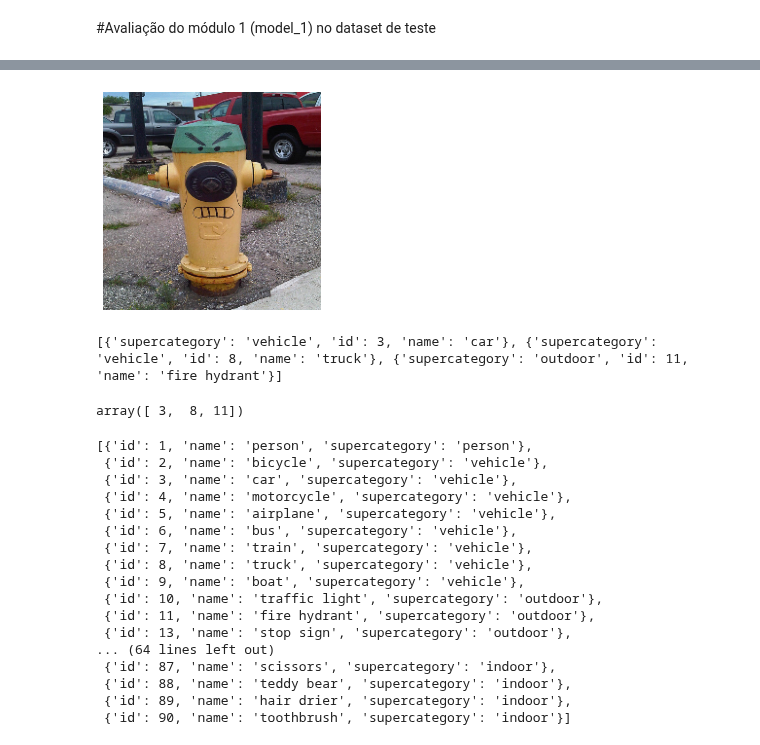
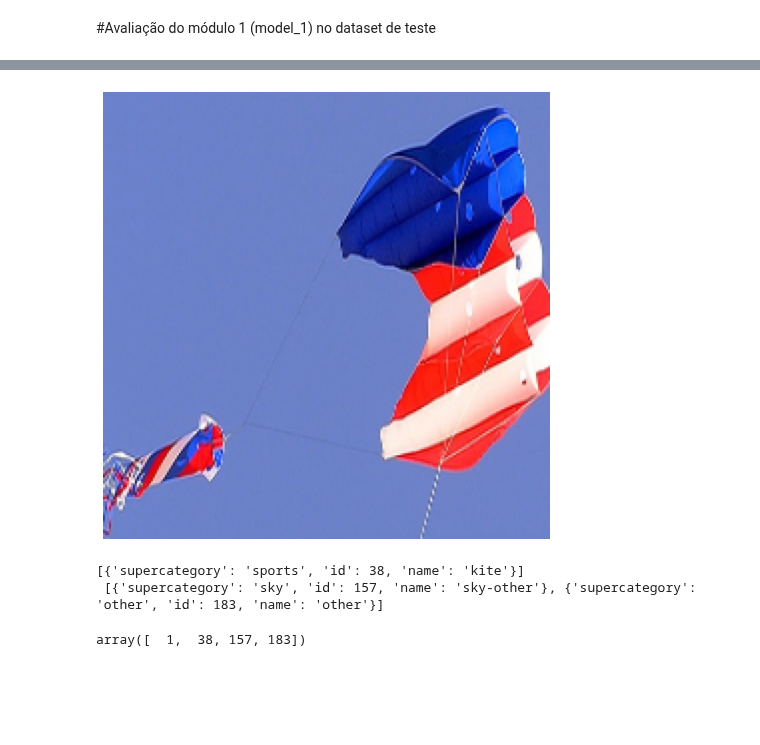
Before and after one commit to fabiormazza/IA025_2022S1, a Jupyter notebook: projeto_final/fabio_mazza/projeto_final_modulo1_wstuff.ipynb, the cells around one changed output, grey strips where cells are left out. Drawn from its saved outputs; the diff is of its cells as text; code cells hidden in the pictures; blank space fills up the shorter version.

```diff
--- a/projeto_final/fabio_mazza/projeto_final_modulo1_wstuff.ipynb
+++ b/projeto_final/fabio_mazza/projeto_final_modulo1_wstuff.ipynb
@@ -420,53 +380,36 @@ test loss: 0.059110966697335246
 # %%
 ## Teste com exemplo de teste
 
 inv_trans = transforms.Compose([transforms.Normalize(mean = [ 0., 0., 0. ], std = [ 1/0.229, 1/0.224, 1/0.225 ]),
                                 transforms.Normalize(mean = [ -0.485, -0.456, -0.406 ], std = [ 1., 1., 1. ]),
                                ])
 
 index = random.randrange(test_ex_num)
 img, cats = test_dataset[index]
 
 ## Image categories (random image from the test set)
 cats = torch.nonzero(cats).squeeze(1).numpy()
 plt.axis('off')
 plt.imshow(inv_trans(img).permute(1, 2, 0))
 plt.show()
-print(coco_inst_val.loadCats(cats))
+
+cats_inst = cats[cats <= 91]
+cats_stuff = cats[cats > 91]
+print(coco_inst_val.loadCats(cats_inst), '\n', coco_stuff_val.loadCats(cats_stuff))
 
 ## Image predicted categories
 model_1.eval()
 img = img.to(device)
 img = img.unsqueeze(0)
 cats_predicted = model_1(img)
-threshold = 0.40
+threshold = 0.35
 cats_predicted[cats_predicted >= threshold] = 1
 cats_predicted[cats_predicted < threshold] = 0
 cats_predicted = cats_predicted.squeeze()
 cats_predicted = torch.nonzero(cats_predicted).squeeze(1).cpu().numpy()
 cats_predicted
 # %% [output]
-[figure, old version]
+[figure, new version]
-[{'supercategory': 'vehicle', 'id': 3, 'name': 'car'}, {'supercategory': 'vehicle', 'id': 8, 'name': 'truck'}, {'supercategory': 'outdoor', 'id': 11, 'name': 'fire hydrant'}]
+[{'supercategory': 'sports', 'id': 38, 'name': 'kite'}]
+ [{'supercategory': 'sky', 'id': 157, 'name': 'sky-other'}, {'supercategory': 'other', 'id': 183, 'name': 'other'}]
-array([ 3,  8, 11])
+array([  1,  38, 157, 183])
-# %%
-cats = coco_inst_val.loadCats(coco_inst_val.getCatIds())
-cats
-# %% [output]
-[{'id': 1, 'name': 'person', 'supercategory': 'person'},
- {'id': 2, 'name': 'bicycle', 'supercategory': 'vehicle'},
- {'id': 3, 'name': 'car', 'supercategory': 'vehicle'},
- {'id': 4, 'name': 'motorcycle', 'supercategory': 'vehicle'},
- {'id': 5, 'name': 'airplane', 'supercategory': 'vehicle'},
- {'id': 6, 'name': 'bus', 'supercategory': 'vehicle'},
- {'id': 7, 'name': 'train', 'supercategory': 'vehicle'},
- {'id': 8, 'name': 'truck', 'supercategory': 'vehicle'},
- {'id': 9, 'name': 'boat', 'supercategory': 'vehicle'},
- {'id': 10, 'name': 'traffic light', 'supercategory': 'outdoor'},
- {'id': 11, 'name': 'fire hydrant', 'supercategory': 'outdoor'},
- {'id': 13, 'name': 'stop sign', 'supercategory': 'outdoor'},
-... (64 lines left out)
- {'id': 87, 'name': 'scissors', 'supercategory': 'indoor'},
- {'id': 88, 'name': 'teddy bear', 'supercategory': 'indoor'},
- {'id': 89, 'name': 'hair drier', 'supercategory': 'indoor'},
- {'id': 90, 'name': 'toothbrush', 'supercategory': 'indoor'}]
```
Also changed, not shown: parts of 7 cells of this notebook.
